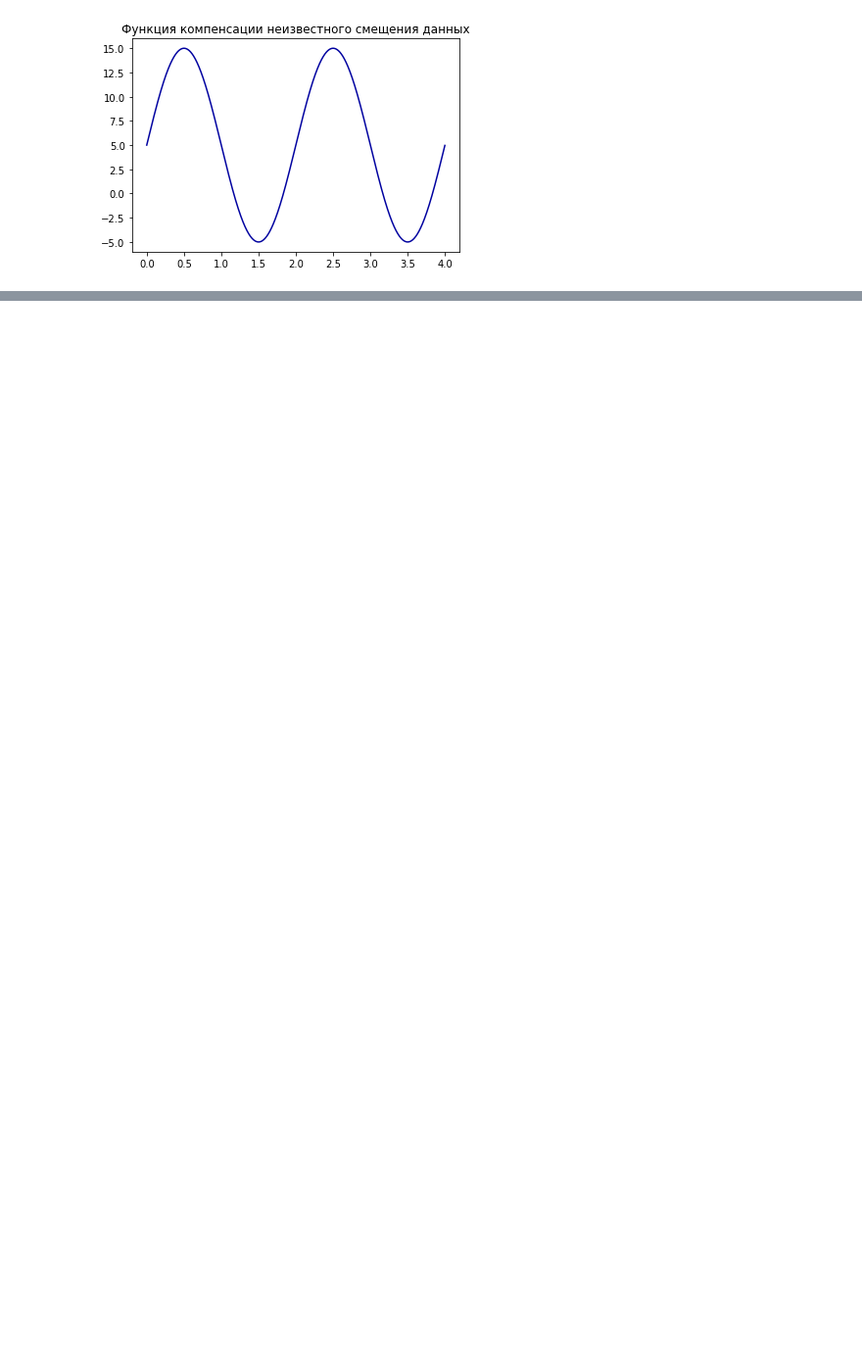
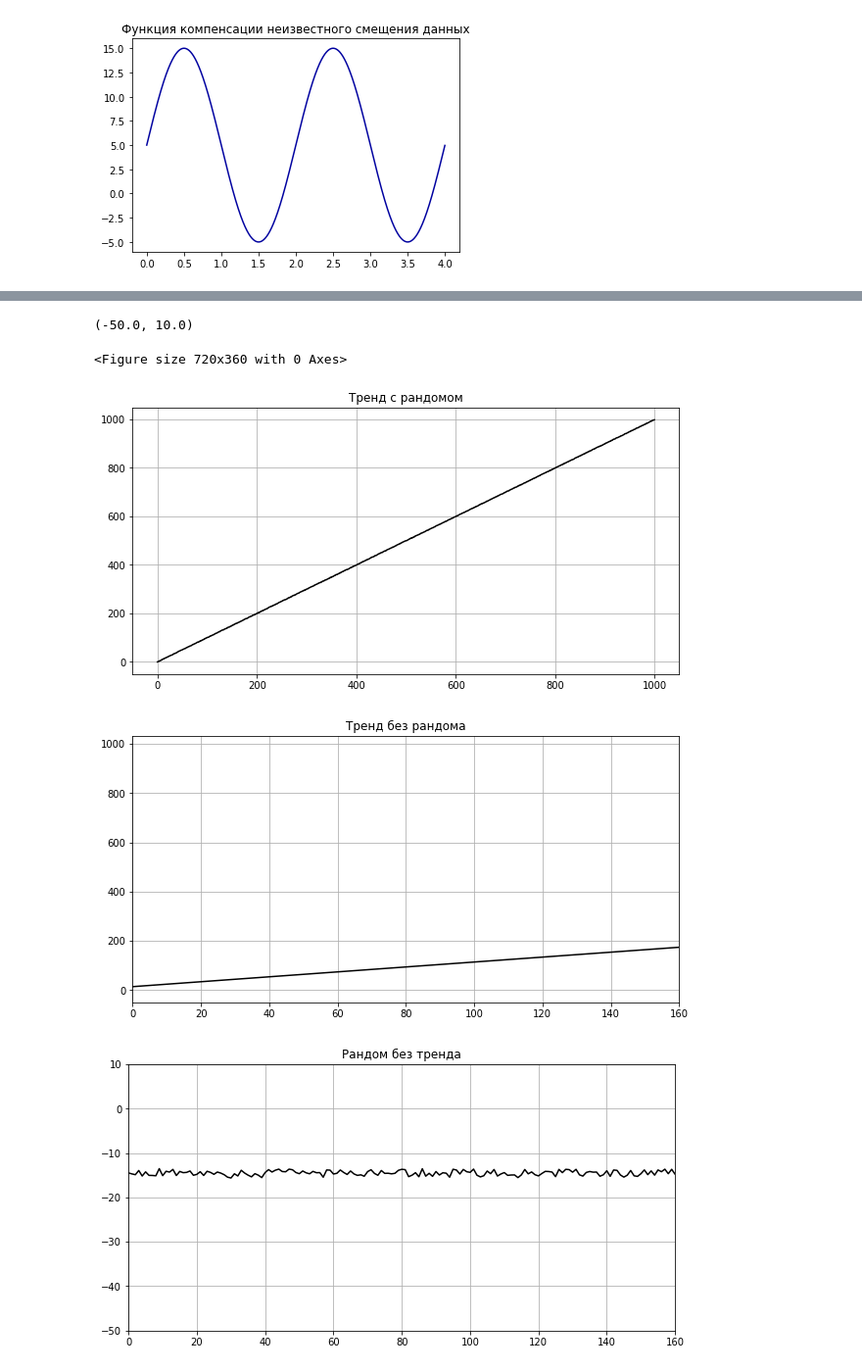
Before and after one commit to anasatasiyazyamzina/DataManipulation2021, a Jupyter notebook: Tasks for DataManipulation.ipynb, the cells around one changed output, grey strips where cells are left out. Shown at 98% size. Saved outputs shown, nothing was run; the diff lists cells and outputs as text; code cells hidden in the pictures; blank space fills up the shorter version.

```diff
--- a/Tasks for DataManipulation.ipynb
+++ b/Tasks for DataManipulation.ipynb
@@ -688,0 +764,40 @@ plt.show()
+# %%
+#чужой рандом+х
+N = 1000
+sec = randomX(-1,1,N,1)
+fir = lambda x: 1*x
+
+funs=np.array([[sum_graphs(fir,sec), 0,N,1]])
+plt.figure(figsize=(10, 5))
+drawing_functions(funs,1,1)
+plt.title("Тренд с рандомом")
+plt.grid()
+L=30
+res=np.array([[[], 0, N,1]])
+resT=[0]*N
+for i in range(len(funs[0][0])-L):
+    sum=0
+    for j in range(L):
+        sum= sum+funs[0][0][i+j]
+    resT[i]=sum/L
+res[0][0]= resT
+res[0][2]=res[0][2]-L
+drawing_functions(res,1,1)
+plt.title('Тренд без рандома')
+plt.grid()
+plt.xlim(0, 160)
+tem=[-1]*N
+rand= res
+rand[0][0]=sum_graphs(multiplication_graphs(resT,tem),funs[0][0])
+rand[0][2]=rand[0][2]-L
+drawing_functions(rand,1,1)
+plt.title('Рандом без тренда')
+plt.grid()
+plt.xlim(0, 160)
+plt.ylim(-50,10)
+# %% [output]
+(-50.0, 10.0)
+<Figure size 720x360 with 0 Axes>
+[figure, added]
+[figure, added]
+[figure, added]
```
Also changed, not shown: parts of 26 cells of this notebook, 1 other file.
